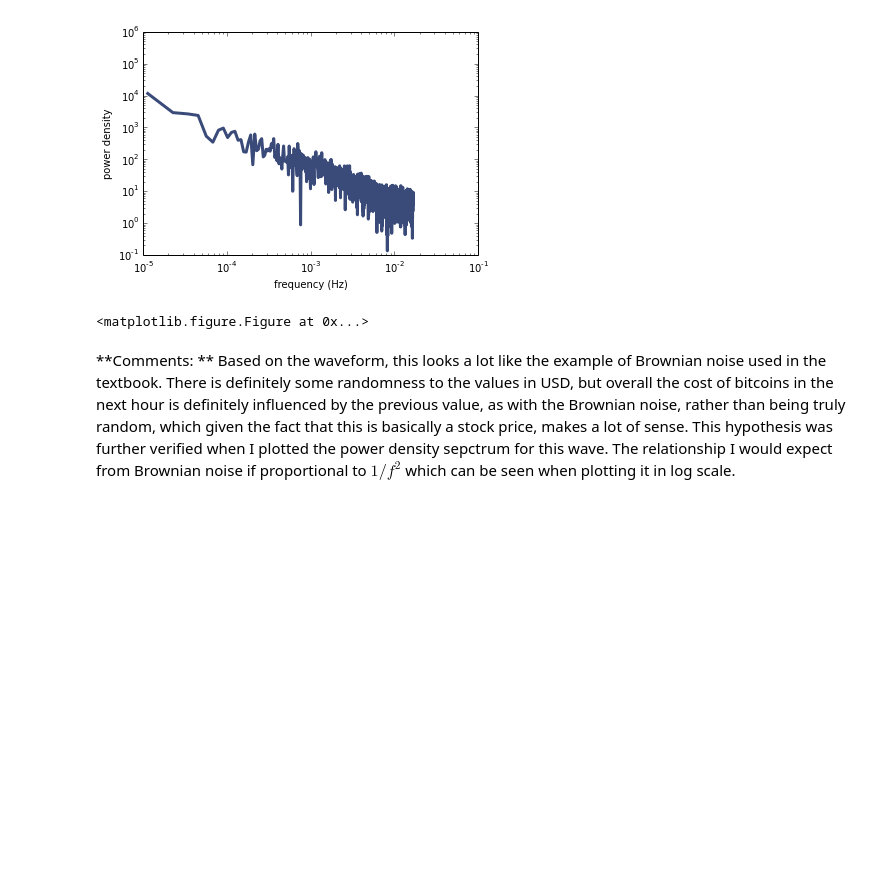
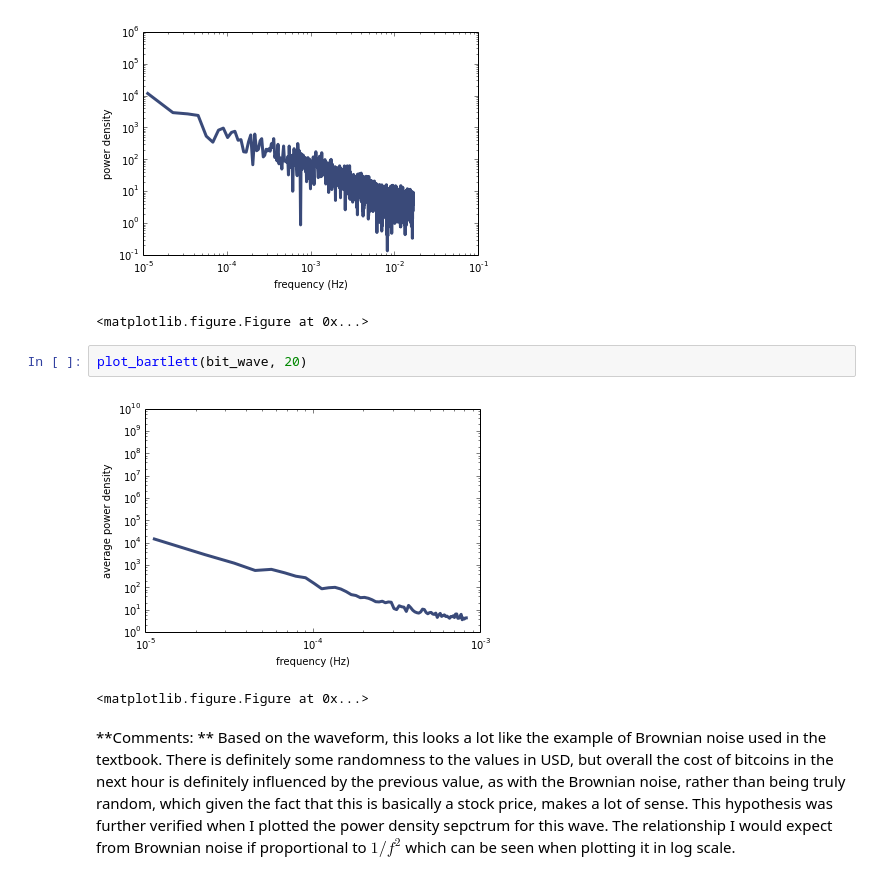
Before and after one commit to lvanderlyn/ThinkDSP, a Jupyter notebook: code/ps02.ipynb, the cells around one changed output. Drawn from its saved outputs; the diff is of its cells as text; blank space fills up the shorter version.

```diff
--- a/code/ps02.ipynb
+++ b/code/ps02.ipynb
@@ -362,5 +388,10 @@ thinkplot.show(xlabel='frequency (Hz)', ylabel='power density', xscale='log', ys
 # %% [output]
 [figure]
 <matplotlib.figure.Figure at 0x...>
+# %%
+plot_bartlett(bit_wave, 20)
+# %% [output]
+[figure, added]
+<matplotlib.figure.Figure at 0x...>
 # %% [markdown]
 **Comments: ** Based on the waveform, this looks a lot like the example of Brownian noise used in the textbook. There is definitely some randomness to the values in USD, but overall the cost of bitcoins in the next hour is definitely influenced by the previous value, as with the Brownian noise, rather than being truly random, which given the fact that this is basically a stock price, makes a lot of sense. This hypothesis was further verified when I plotted the power density sepctrum for this wave. The relationship I would expect from Brownian noise if proportional to $1/f^2$ which can be seen when plotting it in log scale.
```
Also changed, not shown: parts of 6 cells of this notebook.
